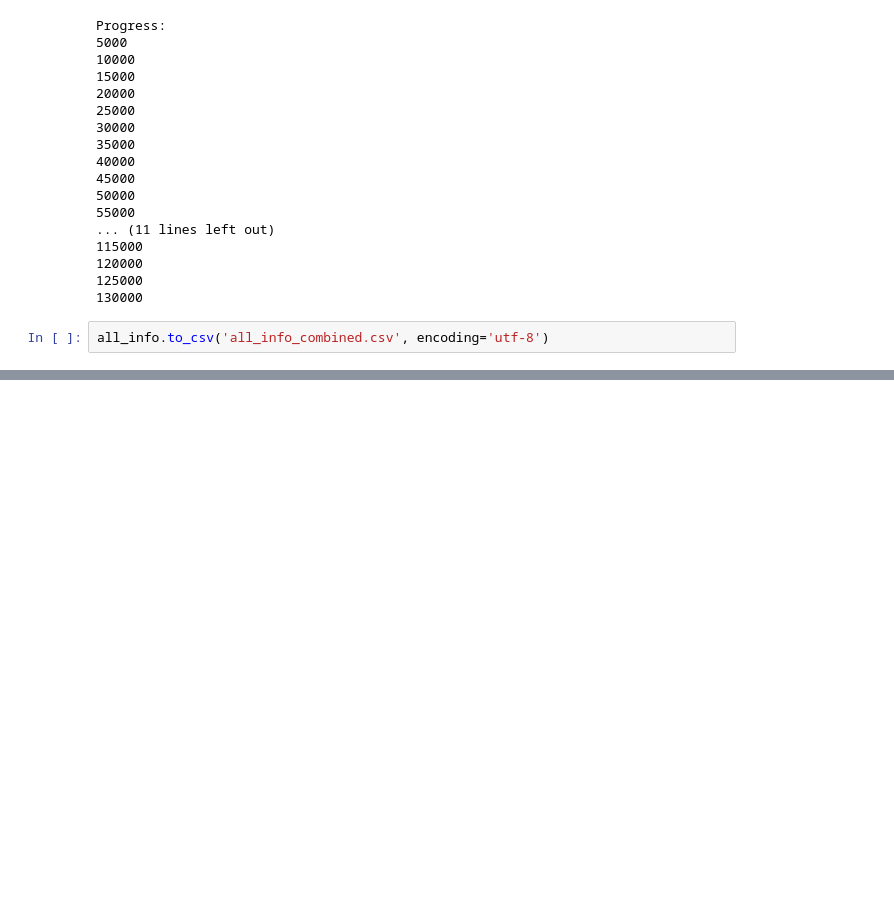
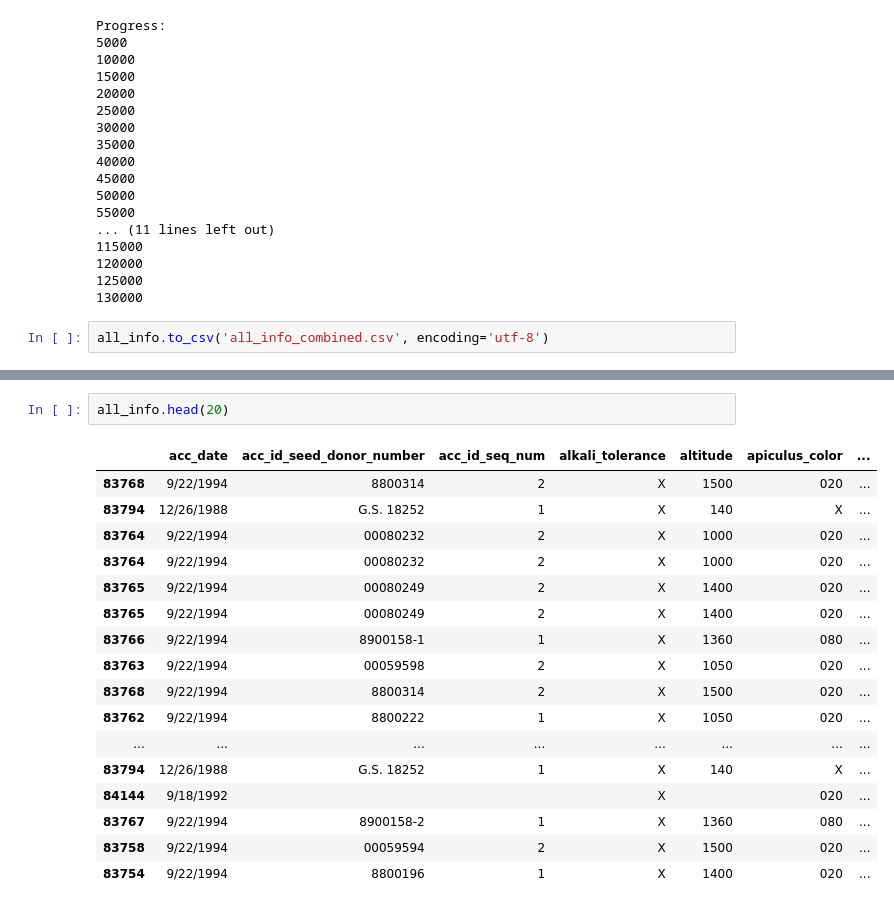
Before and after one commit to o0neil/Believe_The_Hype, a Jupyter notebook: WORK.ipynb, the cells around one changed output, grey strips where cells are left out. Saved outputs shown, nothing was run; the diff lists cells and outputs as text; blank space fills up the shorter version.

```diff
--- a/WORK.ipynb
+++ b/WORK.ipynb
@@ -218,0 +243,20 @@ all_info.to_csv('all_info_combined.csv', encoding='utf-8')
+# %%
+all_info.head(20)
+# %% [output]
+|  | acc_date | acc_id_seed_donor_number | acc_id_seq_num | alkali_tolerance | altitude | apiculus_color | ... |
+| 83768 | 9/22/1994 | 8800314 | 2 | X | 1500 | 020 | ... |
+| 83794 | 12/26/1988 | G.S. 18252 | 1 | X | 140 | X | ... |
+| 83764 | 9/22/1994 | 00080232 | 2 | X | 1000 | 020 | ... |
+| 83764 | 9/22/1994 | 00080232 | 2 | X | 1000 | 020 | ... |
+| 83765 | 9/22/1994 | 00080249 | 2 | X | 1400 | 020 | ... |
+| 83765 | 9/22/1994 | 00080249 | 2 | X | 1400 | 020 | ... |
+| 83766 | 9/22/1994 | 8900158-1 | 1 | X | 1360 | 080 | ... |
+| 83763 | 9/22/1994 | 00059598 | 2 | X | 1050 | 020 | ... |
+| 83768 | 9/22/1994 | 8800314 | 2 | X | 1500 | 020 | ... |
+| 83762 | 9/22/1994 | 8800222 | 1 | X | 1050 | 020 | ... |
+| ... | ... | ... | ... | ... | ... | ... | ... |
+| 83794 | 12/26/1988 | G.S. 18252 | 1 | X | 140 | X | ... |
+| 84144 | 9/18/1992 |  |  | X |  | 020 | ... |
+| 83767 | 9/22/1994 | 8900158-2 | 1 | X | 1360 | 080 | ... |
+| 83758 | 9/22/1994 | 00059594 | 2 | X | 1500 | 020 | ... |
+| 83754 | 9/22/1994 | 8800196 | 1 | X | 1400 | 020 | ... |
```
Also changed, not shown: parts of 2 cells of this notebook.
